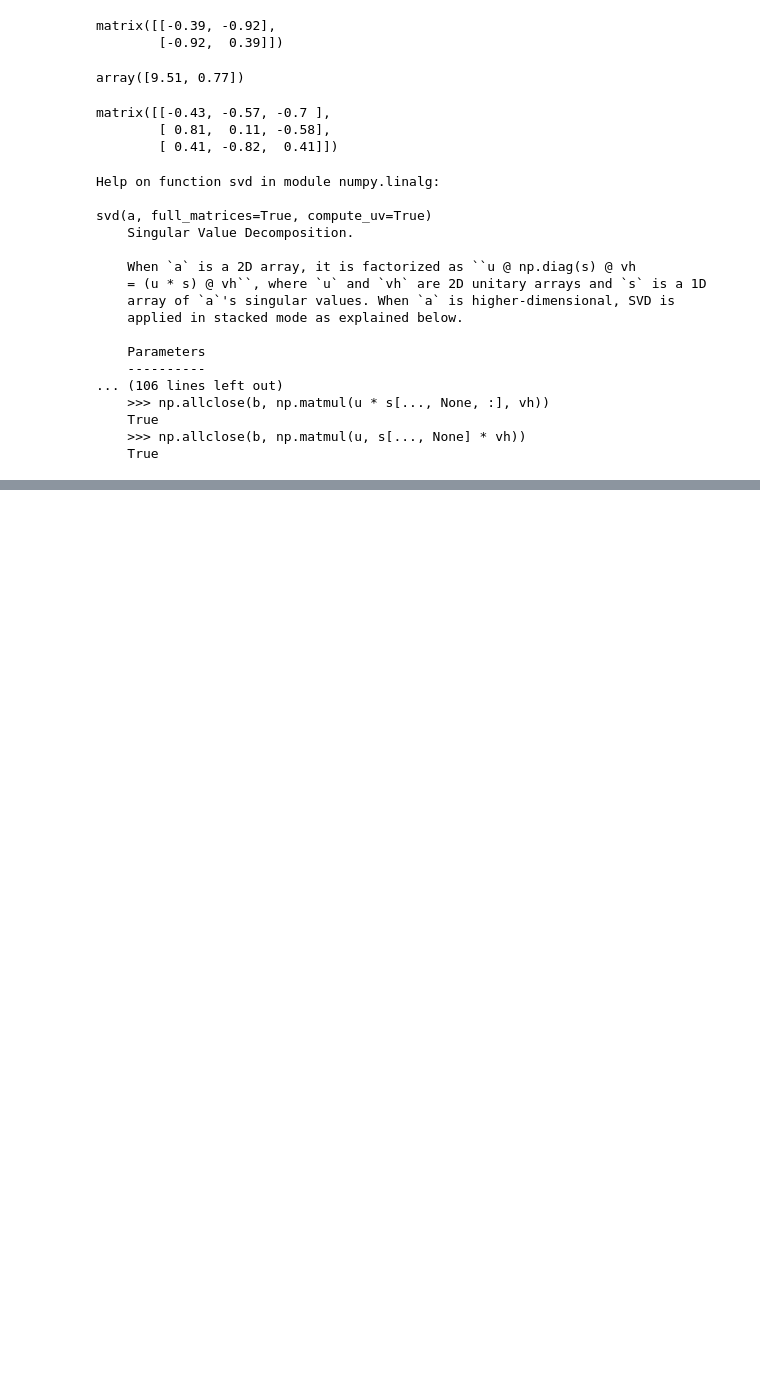
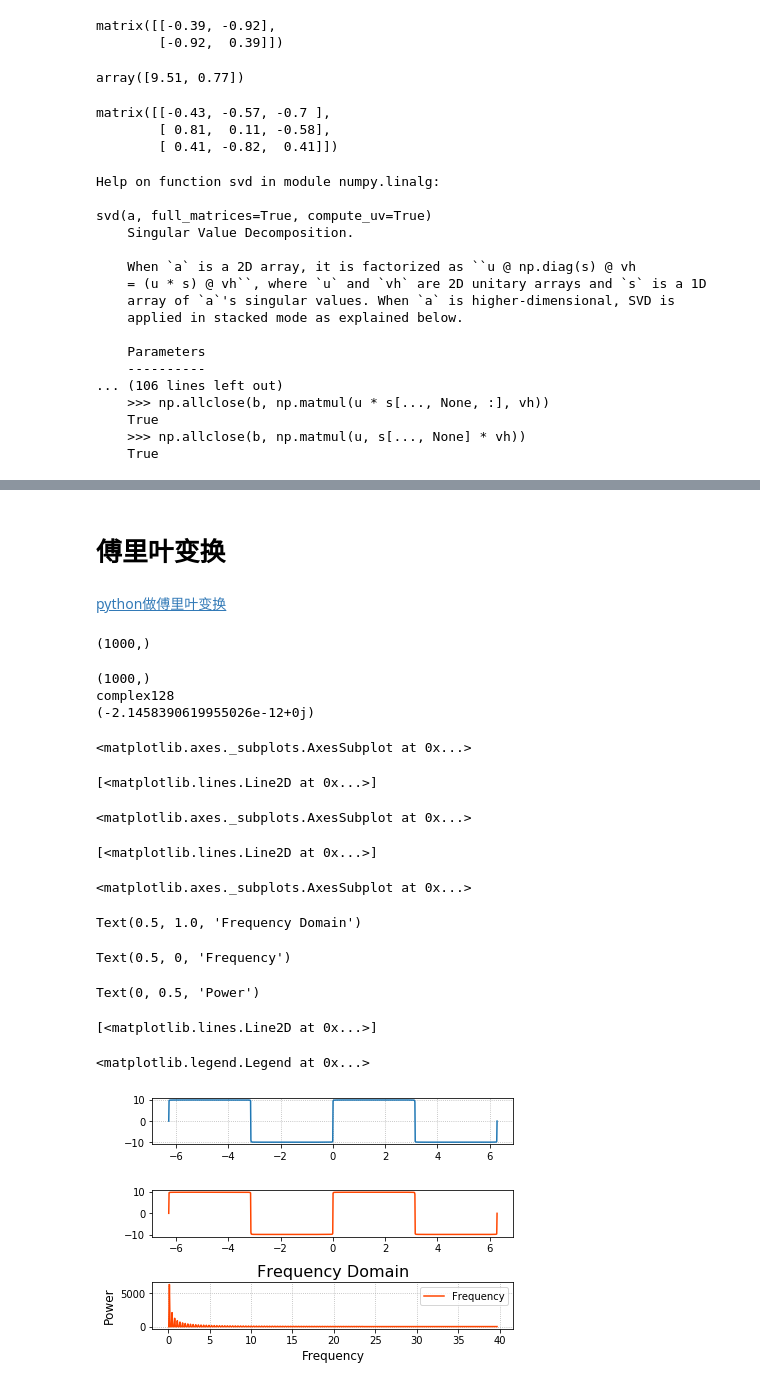
Before and after one commit to zidanewenqsh/mynotebook_01, a Jupyter notebook: numpy_demo.ipynb, the cells around one changed output, grey strips where cells are left out. Cells and saved outputs as stored; diff of their text form; code cells hidden in the pictures; blank space fills up the shorter version.

```diff
--- a/numpy_demo.ipynb
+++ b/numpy_demo.ipynb
@@ -240,0 +449,61 @@ svd(a, full_matrices=True, compute_uv=True)
+# %% [markdown]
+# 傅里叶变换
+# %% [markdown]
+[python做傅里叶变换](https://www.cnblogs.com/LXP-Never/p/11558302.html)
+# %%
+import numpy.fft as fft
+
+x = np.linspace(-2 * np.pi, 2 * np.pi, 1000)
+
+n = 1000
+y = np.zeros(x.size)
+y.shape
+for i in range(1, n + 1):
+    y += 4 * np.pi / (2 * i - 1) * np.sin((2 * i - 1) * x)
+# y
+complex_array = fft.fft(y)
+# complex_array
+print(complex_array.shape)  # (1000,)
+print(complex_array.dtype)  # complex128
+print(complex_array[0])  # (-2.1458390619955026e-12+0j)
+y_new = fft.ifft(complex_array)
+# y - y_new
+plt.subplot(311)
+plt.grid(linestyle=':')
+plt.plot(x, y, label='y')  # y是1000个相加后的正弦序列
+plt.subplot(312)
+plt.plot(x, y_new, label='y_new', color='orangered')  # y是ifft变换后的序列
+
+# 得到分解波的频率序列
+freqs = fft.fftfreq(x.size, x[1] - x[0])
+# freqs
+# 复数的模为信号的振幅（能量大小）
+complex_array = fft.fft(y)
+pows = np.abs(complex_array)
+
+plt.subplot(313)
+plt.title('Frequency Domain', fontsize=16)
+plt.xlabel('Frequency', fontsize=12)
+plt.ylabel('Power', fontsize=12)
+plt.tick_params(labelsize=10)
+plt.grid(linestyle=':')
+plt.plot(freqs[freqs > 0], pows[freqs > 0], c='orangered', label='Frequency')
+plt.legend()
+plt.tight_layout()
+plt.show()
+# %% [output]
+(1000,)
+(1000,)
+complex128
+(-2.1458390619955026e-12+0j)
+<matplotlib.axes._subplots.AxesSubplot at 0x...>
+[<matplotlib.lines.Line2D at 0x...>]
+<matplotlib.axes._subplots.AxesSubplot at 0x...>
+[<matplotlib.lines.Line2D at 0x...>]
+<matplotlib.axes._subplots.AxesSubplot at 0x...>
+Text(0.5, 1.0, 'Frequency Domain')
+Text(0.5, 0, 'Frequency')
+Text(0, 0.5, 'Power')
+[<matplotlib.lines.Line2D at 0x...>]
+<matplotlib.legend.Legend at 0x...>
+[figure, added]
```
Also changed, not shown: parts of 26 cells of this notebook, 10 other files.
